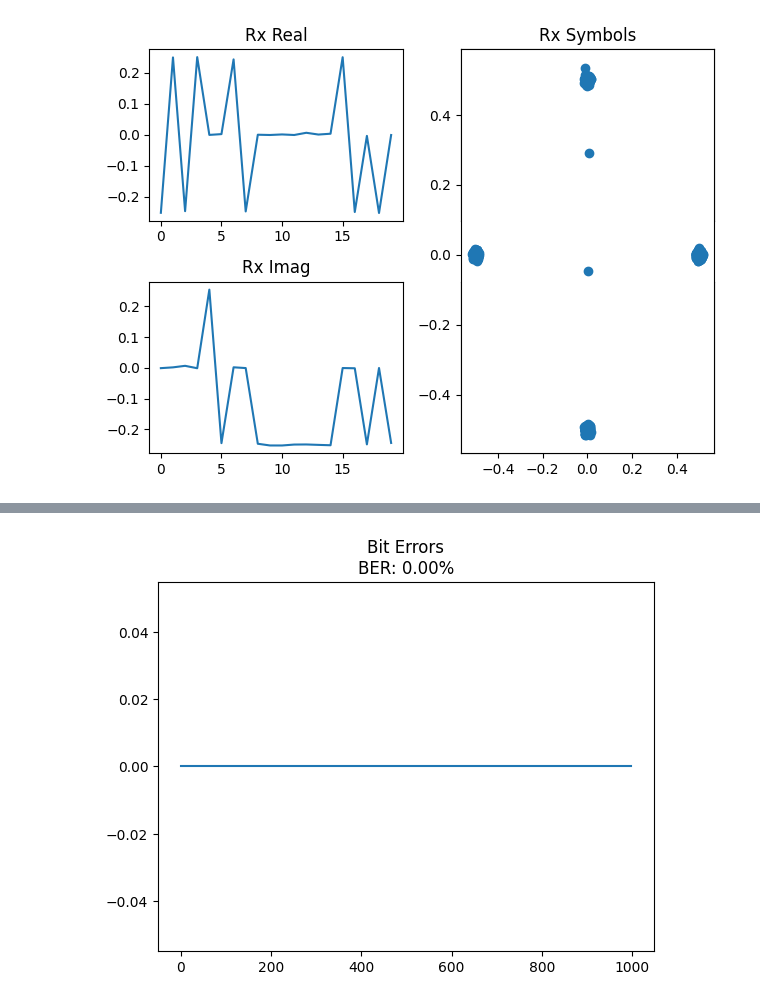
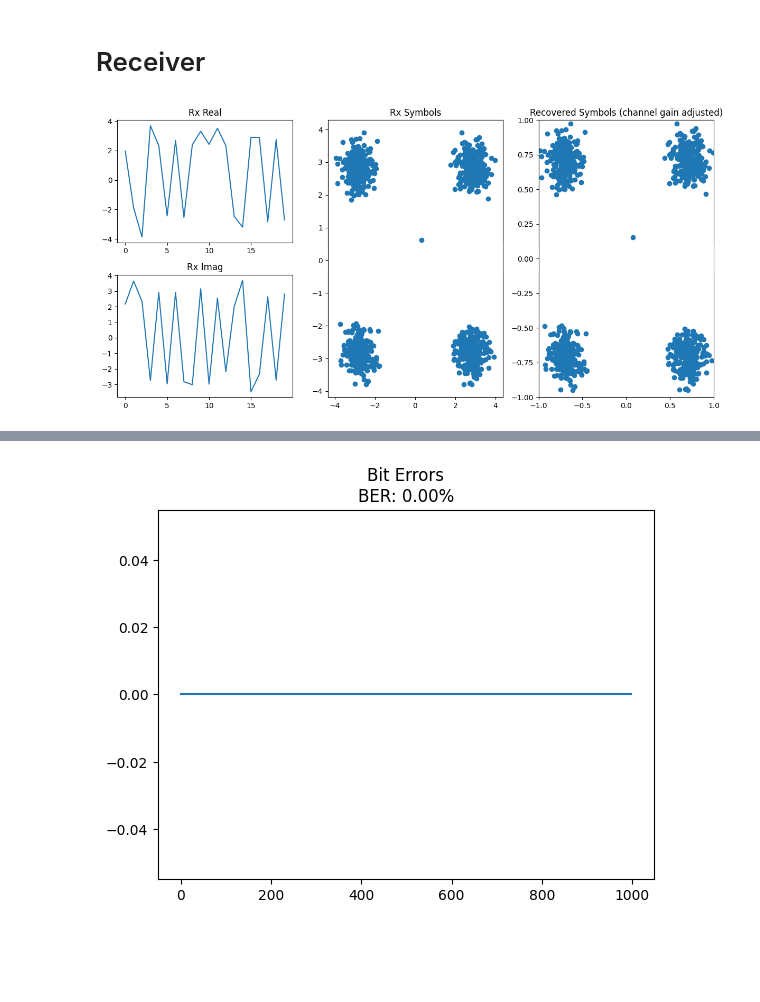
Before and after one commit to egz01/CommSysCourse, a Jupyter notebook: QPSK/qpsk_sim.ipynb, the cells around one changed output, grey strips where cells are left out. Cells and saved outputs as stored; diff of their text form; code cells hidden in the pictures; blank space fills up the shorter version.

```diff
--- a/QPSK/qpsk_sim.ipynb
+++ b/QPSK/qpsk_sim.ipynb
@@ -96,38 +189,55 @@ plt.show()
+# %% [markdown]
+# Receiver
 # %%
 # get matched filter of pulse
 matched_pulse = pulse.copy()
 matched_pulse = matched_pulse[::-1]
 matched_pulse = np.roll(matched_pulse, sps)
-#matched_pulse = np.roll(matched_pulse, Fs*N_taps)
 
 rx_real = tx*np.cos(2*np.pi*fc*t)
 rx_imag = -1*tx*np.sin(2*np.pi*fc*t)
 
 # apply matched filter on rx to prepare for sampling on symbol period
 rx_real_LPF = np.convolve(rx_real, matched_pulse, mode='same')
 rx_imag_LPF = np.convolve(rx_imag, matched_pulse, mode='same')
 
 rx_sampled_real = rx_real_LPF[::sps]
 rx_sampled_imag = rx_imag_LPF[::sps]
-rx_data = 2*(rx_sampled_real + 1j*rx_sampled_imag)
+rx_data = rx_sampled_real + 1j*rx_sampled_imag
 
-fig, axs = plt.subplots(2, 2, tight_layout=True)
+# fix channel attenuation
+recovered_symbols = rx_data/a
+
+fig, axs = plt.subplots(2, 3, tight_layout=True)
 axs = axs.ravel()
 axs[0].plot(rx_sampled_real[sps:sps+20])
 axs[0].set_title("Rx Real")
 
-axs[2].plot(rx_sampled_imag[sps:sps+20])
-axs[2].set_title("Rx Imag")
+axs[3].plot(rx_sampled_imag[sps:sps+20])
+axs[3].set_title("Rx Imag")
+
+ax = fig.add_subplot(132)
+ax.scatter(rx_data.real, rx_data.imag)
+#ax.set_xlim([-1, 1])
+#ax.set_ylim([-1, 1])
+ax.set_title("Rx Symbols")
+
+ax = fig.add_subplot(133)
+ax.scatter(recovered_symbols.real, recovered_symbols.imag)
+ax.set_title("Recovered Symbols (channel gain adjusted)")
+ax.set_xlim([-1, 1])
+ax.set_ylim([-1, 1])
+
 
 axs[1].set_yticks([])
 axs[1].set_xticks([])
-axs[3].set_yticks([])
-axs[3].set_xticks([])
-
-ax = fig.add_subplot(122)
-ax.scatter(rx_data.real, rx_data.imag)
-ax.set_title("Rx Symbols")
-
+axs[2].set_xticks([])
+axs[2].set_yticks([])
+axs[4].set_yticks([])
+axs[4].set_xticks([])
+axs[5].set_yticks([])
+axs[5].set_xticks([])
+fig.set_size_inches(12, 6)
 plt.show()
 # %% [output]
-[figure, old version]
+[figure, new version]
```
Also changed, not shown: parts of 17 cells of this notebook, 2 other files.
